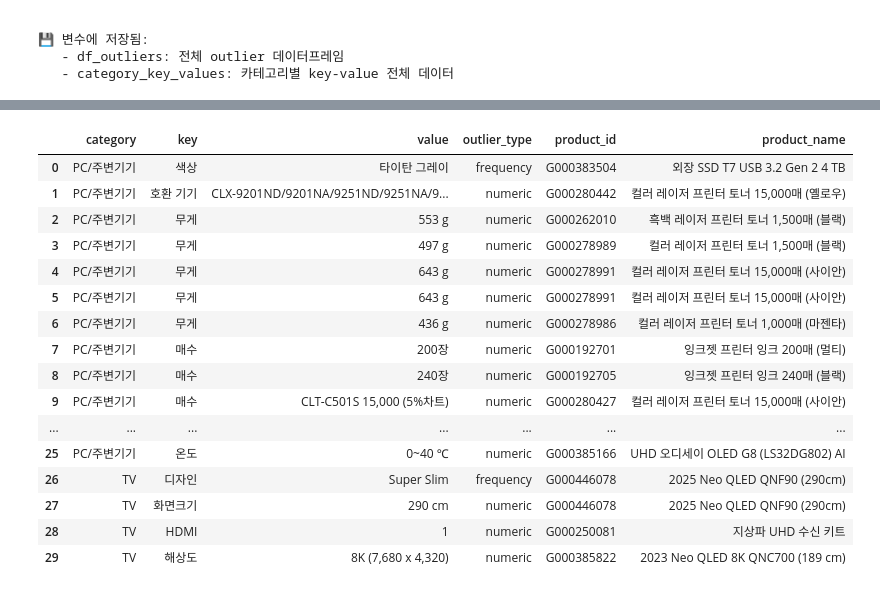
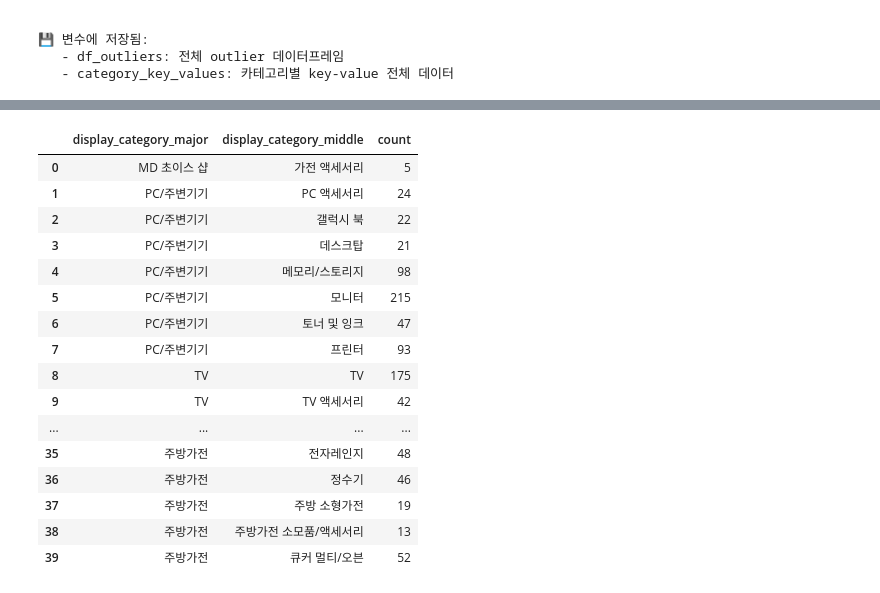
Before and after one commit to sm1835dh/dev_sr_preperation, a Jupyter notebook: notebooks/kt_eda.ipynb, the cells around one changed output, grey strips where cells are left out. Saved outputs shown, nothing was run; the diff lists cells and outputs as text; code cells hidden in the pictures.

Commit message:
* product_specification 분석중 - display_category_minor 중심으로 key 값 분석을 위한 데이터 추출 코드

```diff
--- a/notebooks/kt_eda.ipynb
+++ b/notebooks/kt_eda.ipynb
@@ -2102,19 +2815,25 @@ Key별 카테고리 분포 (상위 20개):
 # %%
+# PC/주변기기	모니터	215
+# 모바일	갤럭시 스마트폰	94
+# TV	TV	175
+
+result = df_grouped.groupby(['display_category_major', 'display_category_middle']).size().reset_index().rename(columns={0:'count'})
+result
 # %% [output]
-|  | category | key | value | outlier_type | product_id | product_name |
-| 0 | PC/주변기기 | 색상 | 타이탄 그레이 | frequency | G000383504 | 외장 SSD T7 USB 3.2 Gen 2 4 TB |
-| 1 | PC/주변기기 | 호환 기기 | CLX-9201ND/9201NA/9251ND/9251NA/9... | numeric | G000280442 | 컬러 레이저 프린터 토너 15,000매 (옐로우) |
-| 2 | PC/주변기기 | 무게 | 553 g | numeric | G000262010 | 흑백 레이저 프린터 토너 1,500매 (블랙) |
-| 3 | PC/주변기기 | 무게 | 497 g | numeric | G000278989 | 컬러 레이저 프린터 토너 1,500매 (블랙) |
-| 4 | PC/주변기기 | 무게 | 643 g | numeric | G000278991 | 컬러 레이저 프린터 토너 15,000매 (사이안) |
-| 5 | PC/주변기기 | 무게 | 643 g | numeric | G000278991 | 컬러 레이저 프린터 토너 15,000매 (사이안) |
-| 6 | PC/주변기기 | 무게 | 436 g | numeric | G000278986 | 컬러 레이저 프린터 토너 1,000매 (마젠타) |
-| 7 | PC/주변기기 | 매수 | 200장 | numeric | G000192701 | 잉크젯 프린터 잉크 200매 (멀티) |
-| 8 | PC/주변기기 | 매수 | 240장 | numeric | G000192705 | 잉크젯 프린터 잉크 240매 (블랙) |
-| 9 | PC/주변기기 | 매수 | CLT-C501S 15,000 (5%차트) | numeric | G000280427 | 컬러 레이저 프린터 토너 15,000매 (사이안) |
-| ... | ... | ... | ... | ... | ... | ... |
-| 25 | PC/주변기기 | 온도 | 0~40 ℃ | numeric | G000385166 | UHD 오디세이 OLED G8 (LS32DG802) AI |
-| 26 | TV | 디자인 | Super Slim | frequency | G000446078 | 2025 Neo QLED QNF90 (290cm) |
-| 27 | TV | 화면크기 | 290 cm | numeric | G000446078 | 2025 Neo QLED QNF90 (290cm) |
-| 28 | TV | HDMI | 1 | numeric | G000250081 | 지상파 UHD 수신 키트 |
-| 29 | TV | 해상도 | 8K (7,680 x 4,320) | numeric | G000385822 | 2023 Neo QLED 8K QNC700 (189 cm) |
+|  | display_category_major | display_category_middle | count |
+| 0 | MD 초이스 샵 | 가전 액세서리 | 5 |
+| 1 | PC/주변기기 | PC 액세서리 | 24 |
+| 2 | PC/주변기기 | 갤럭시 북 | 22 |
+| 3 | PC/주변기기 | 데스크탑 | 21 |
+| 4 | PC/주변기기 | 메모리/스토리지 | 98 |
+| 5 | PC/주변기기 | 모니터 | 215 |
+| 6 | PC/주변기기 | 토너 및 잉크 | 47 |
+| 7 | PC/주변기기 | 프린터 | 93 |
+| 8 | TV | TV | 175 |
+| 9 | TV | TV 액세서리 | 42 |
+| ... | ... | ... | ... |
+| 35 | 주방가전 | 전자레인지 | 48 |
+| 36 | 주방가전 | 정수기 | 46 |
+| 37 | 주방가전 | 주방 소형가전 | 19 |
+| 38 | 주방가전 | 주방가전 소모품/액세서리 | 13 |
+| 39 | 주방가전 | 큐커 멀티/오븐 | 52 |
```
Also changed, not shown: parts of 7 cells of this notebook.
